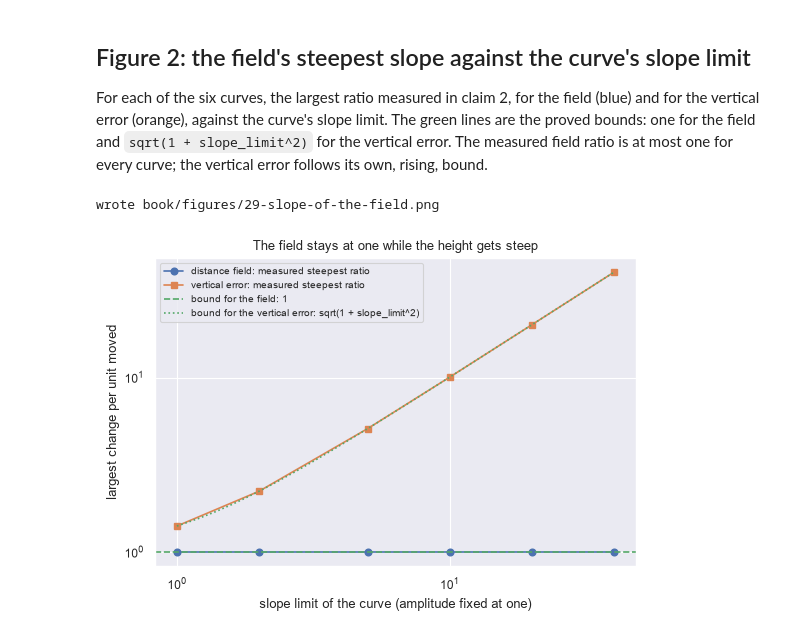
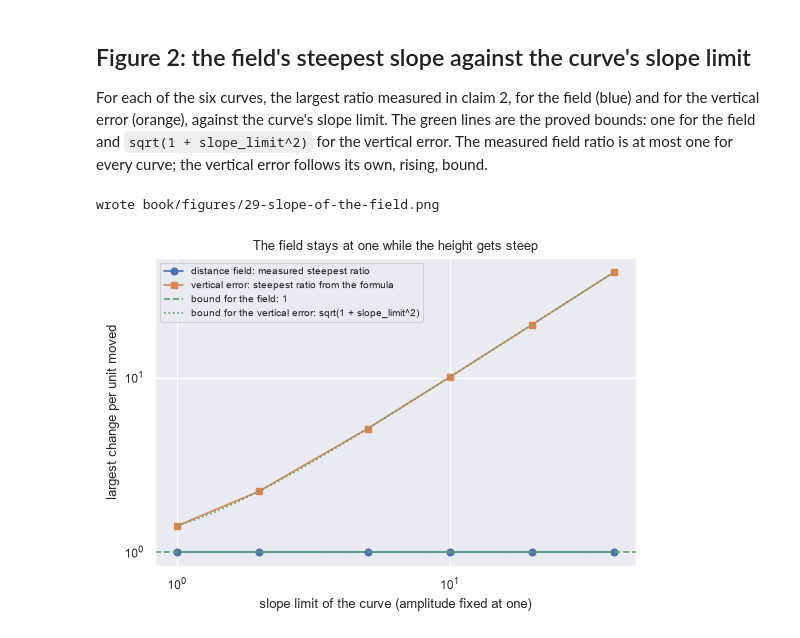
Before and after one commit to Ghost---Shadow/squiggly-line-theorem, a Jupyter notebook: experiments/part5/ch29_the_distance_field.ipynb, the cells around one changed output. Saved outputs shown, nothing was run; the diff lists cells and outputs as text; code cells hidden in the pictures.

```diff
--- a/experiments/part5/ch29_the_distance_field.ipynb
+++ b/experiments/part5/ch29_the_distance_field.ipynb
@@ -382,19 +395,19 @@ one for the field and `sqrt(1 + slope_limit^2)` for the vertical error. The meas
 # %%
 slope_limits = np.array(list(CURVES))
 figure, axis = plt.subplots(figsize=(6.2, 4.0))
 axis.plot(slope_limits, [field_ratio_max[key] for key in CURVES], "o-", color=NEAREST, label="distance field: measured steepest ratio")
-axis.plot(slope_limits, [vertical_ratio_max[key] for key in CURVES], "s-", color=VERTICAL, label="vertical error: measured steepest ratio")
+axis.plot(slope_limits, [vertical_ratio_max[key] for key in CURVES], "s-", color=VERTICAL, label="vertical error: steepest ratio from the formula")
 axis.axhline(1.0, color=BOUND, linestyle="--", label="bound for the field: 1")
 bound_inputs = np.linspace(1, 40, 200)
 axis.plot(bound_inputs, np.sqrt(1 + bound_inputs ** 2), color=BOUND, linestyle=":", label="bound for the vertical error: sqrt(1 + slope_limit^2)")
 axis.set_xscale("log")
 axis.set_yscale("log")
 axis.set_xlabel("slope limit of the curve (amplitude fixed at one)")
 axis.set_ylabel("largest change per unit moved")
 axis.set_title("The field stays at one while the height gets steep")
 axis.legend(loc="upper left", fontsize=7)
 save_figure(figure, "29-slope-of-the-field")
 plt.show()
 # %% [output]
 wrote book/figures/29-slope-of-the-field.png
-[figure, old version]
+[figure, new version]
```
Also changed, not shown: parts of 2 cells of this notebook, 2 other files.
